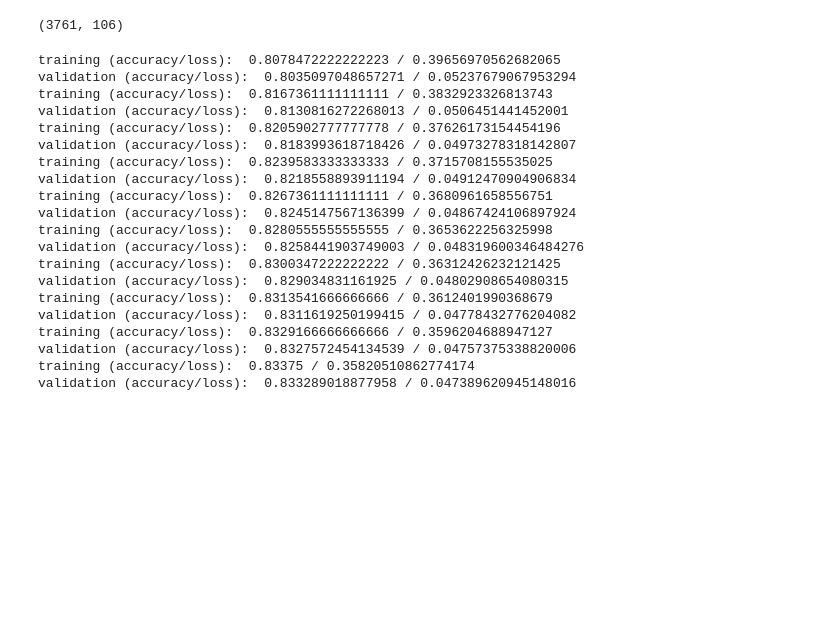
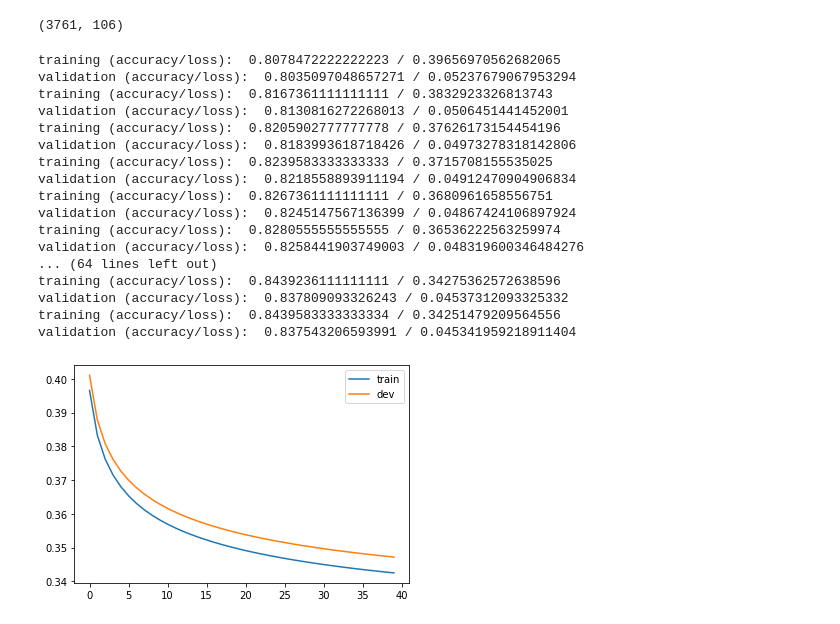
Before and after one commit to schien-ncku/ML2019, a Jupyter notebook: hw02/logistic_regression.ipynb, the cells around one changed output. Drawn from its saved outputs; the diff is of its cells as text; code cells hidden in the pictures; blank space fills up the shorter version.

```diff
--- a/hw02/logistic_regression.ipynb
+++ b/hw02/logistic_regression.ipynb
@@ -100,7 +100,7 @@ b = np.zeros((1,))
 # %%
 regularize = True
 lamda = 0.001
-max_iter = 10
+max_iter = 40
 batch_size = 32
 learning_rate = 0.2
 # %%
@@ -205,24 +205,23 @@ for epoch in range(max_iter):
     _loss = _cross_entropy + lamda * np.sum(np.square(w))
     loss_validation.append(_loss/num_dev)
     print("validation (accuracy/loss): ", _acc, "/", _loss/num_train)
+
+# this is the end of training epoch loop, and the end of Train(X, Y)
 # %% [output]
 training (accuracy/loss):  0.8078472222222223 / 0.39656970562682065
 validation (accuracy/loss):  0.8035097048657271 / 0.05237679067953294
 training (accuracy/loss):  0.8167361111111111 / 0.3832923326813743
 validation (accuracy/loss):  0.8130816272268013 / 0.0506451441452001
 training (accuracy/loss):  0.8205902777777778 / 0.37626173154454196
-validation (accuracy/loss):  0.8183993618718426 / 0.04973278318142807
+validation (accuracy/loss):  0.8183993618718426 / 0.04973278318142806
 training (accuracy/loss):  0.8239583333333333 / 0.3715708155535025
 validation (accuracy/loss):  0.8218558893911194 / 0.04912470904906834
 training (accuracy/loss):  0.8267361111111111 / 0.3680961658556751
 validation (accuracy/loss):  0.8245147567136399 / 0.04867424106897924
-training (accuracy/loss):  0.8280555555555555 / 0.3653622256325998
+training (accuracy/loss):  0.8280555555555555 / 0.36536222563259974
 validation (accuracy/loss):  0.8258441903749003 / 0.048319600346484276
-training (accuracy/loss):  0.8300347222222222 / 0.36312426232121425
-validation (accuracy/loss):  0.829034831161925 / 0.04802908654080315
-training (accuracy/loss):  0.8313541666666666 / 0.3612401990368679
-validation (accuracy/loss):  0.8311619250199415 / 0.04778432776204082
-training (accuracy/loss):  0.8329166666666666 / 0.3596204688947127
-validation (accuracy/loss):  0.8327572454134539 / 0.04757375338820006
-training (accuracy/loss):  0.83375 / 0.35820510862774174
-validation (accuracy/loss):  0.833289018877958 / 0.047389620945148016
+... (64 lines left out)
+training (accuracy/loss):  0.8439236111111111 / 0.34275362572638596
+validation (accuracy/loss):  0.837809093326243 / 0.04537312093325332
+training (accuracy/loss):  0.8439583333333334 / 0.34251479209564556
+validation (accuracy/loss):  0.837543206593991 / 0.045341959218911404
@@ -228,0 +232,7 @@ validation (accuracy/loss):  0.833289018877958 / 0.047389620945148016
+# %%
+plt.plot(loss_train)
+plt.plot(loss_validation)
+plt.legend(['train', 'dev'])
+plt.show()
+# %% [output]
+[figure, added]
```
Also changed, not shown: parts of 3 cells of this notebook.
